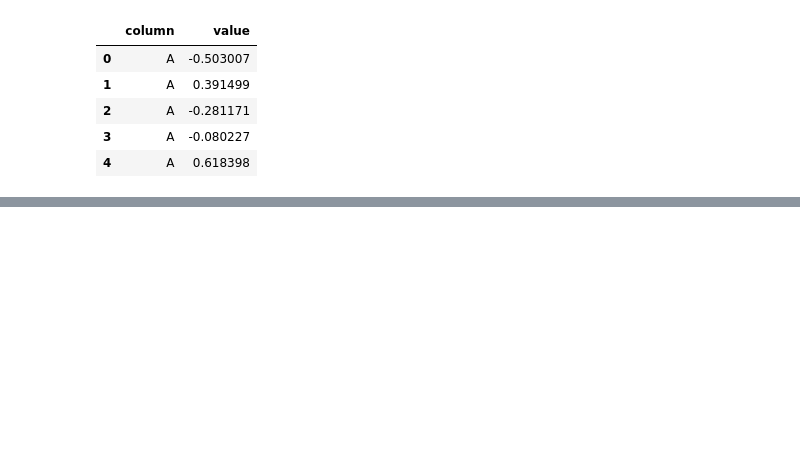
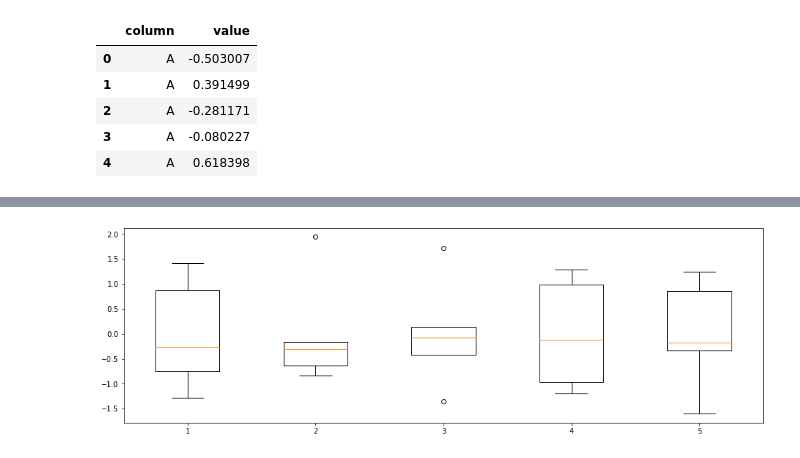
Before and after one commit to rubinkim/public_data, a Jupyter notebook: chapter_07/ch07_scikit-learn.ipynb, the cells around one changed output, grey strips where cells are left out. Cells and saved outputs as stored; diff of their text form; code cells hidden in the pictures; blank space fills up the shorter version.

Commit message:
pd.melt(), plt.boxplot(df), px.box(df_melt)

```diff
--- a/chapter_07/ch07_scikit-learn.ipynb
+++ b/chapter_07/ch07_scikit-learn.ipynb
@@ -63,3 +64,9 @@ df_melt.head()
 # %%
 fig = px.box(data_frame=df_melt, x="column", y="value")
 fig
+# %%
+# 적용후
+scaler = StandardScaler()
+data_standard = scaler.fit_transform(data)
+data_standard = pd.DataFrame(data_standard, columns=["A","B","C","D","E"])
+data_standard.describe().round(3)
@@ -65,0 +83,6 @@ fig
+# %%
+plt.figure(figsize=(16,5))
+plt.boxplot(data_standard)
+plt.show()
+# %% [output]
+[figure, added]
```
Also changed, not shown: parts of 4 cells of this notebook.
